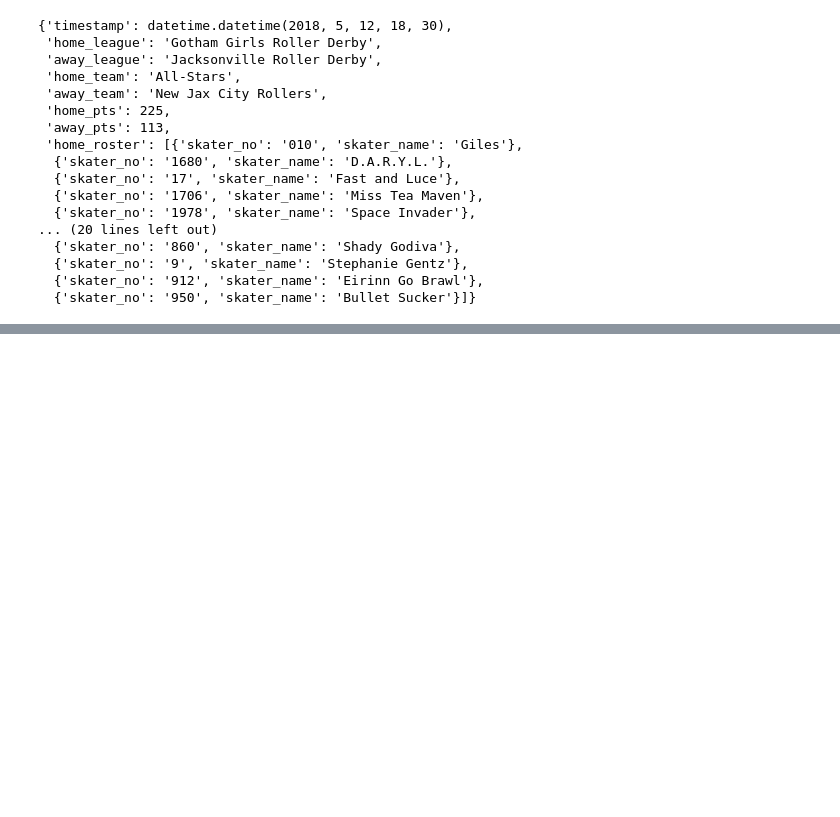
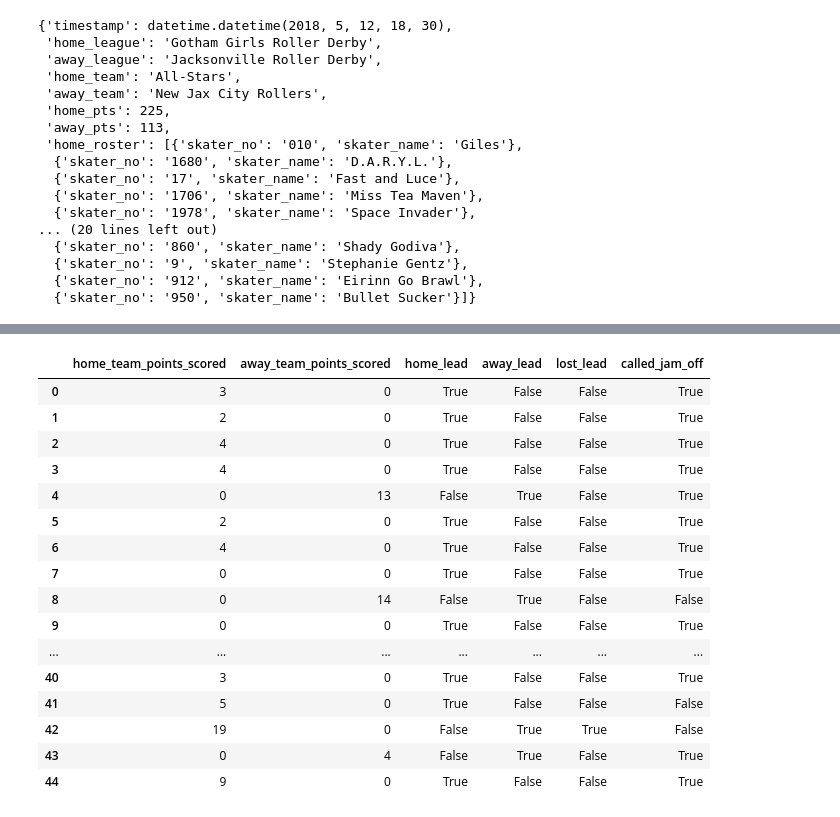
Before and after one commit to Jen-Dean/GGRD_DataBase, a Jupyter notebook: draft_notebooks/draft_creating_jams_table.ipynb, the cells around one changed output, grey strips where cells are left out. Drawn from its saved outputs; the diff is of its cells as text; code cells hidden in the pictures; blank space fills up the shorter version.

```diff
--- a/draft_notebooks/draft_creating_jams_table.ipynb
+++ b/draft_notebooks/draft_creating_jams_table.ipynb
@@ -574,0 +409,61 @@ for row in lineup_df.itertuples():
+# %%
+row_list_dict = []
+
+for row in scores_df.itertuples():
+    home_team_points_scored = int(row[3])
+    away_team_points_scored = int(row[8])
+    if row[5] == 1:
+        home_lead = True
+        away_lead = False
+        if row[4] == 1:
+            lost_lead = True
+        else:
+            lost_lead = False
+        if row[6] == 1:
+            called_jam_off = True
+        else:
+            called_jam_off = False
+    else:
+        home_lead = False
+        away_lead = True
+        if row[9] == 1:
+            lost_lead = True
+        else:
+            lost_lead = False
+        if row[11] == 1:
+            called_jam_off = True
+        else:
+            called_jam_off = False
+
+    row_list_dict.append({
+
+    "home_team_points_scored" : home_team_points_scored,
+    "away_team_points_scored" : away_team_points_scored,
+    "home_lead" : home_lead,
+    "away_lead": away_lead,
+    "lost_lead": lost_lead,
+    "called_jam_off": called_jam_off})
+
+pts_lead_df = pd.DataFrame(row_list_dict)
+
+pd.set_option('display.max_rows', pts_lead_df.shape[0]+1)
+
+pts_lead_df
+# %% [output]
+|  | home_team_points_scored | away_team_points_scored | home_lead | away_lead | lost_lead | called_jam_off |
+| 0 | 3 | 0 | True | False | False | True |
+| 1 | 2 | 0 | True | False | False | True |
+| 2 | 4 | 0 | True | False | False | True |
+| 3 | 4 | 0 | True | False | False | True |
+| 4 | 0 | 13 | False | True | False | True |
+| 5 | 2 | 0 | True | False | False | True |
+| 6 | 4 | 0 | True | False | False | True |
+| 7 | 0 | 0 | True | False | False | True |
+| 8 | 0 | 14 | False | True | False | False |
+| 9 | 0 | 0 | True | False | False | True |
+| ... | ... | ... | ... | ... | ... | ... |
+| 40 | 3 | 0 | True | False | False | True |
+| 41 | 5 | 0 | True | False | False | False |
+| 42 | 19 | 0 | False | True | True | False |
+| 43 | 0 | 4 | False | True | False | True |
+| 44 | 9 | 0 | True | False | False | True |
```
Also changed, not shown: parts of 27 cells of this notebook.
